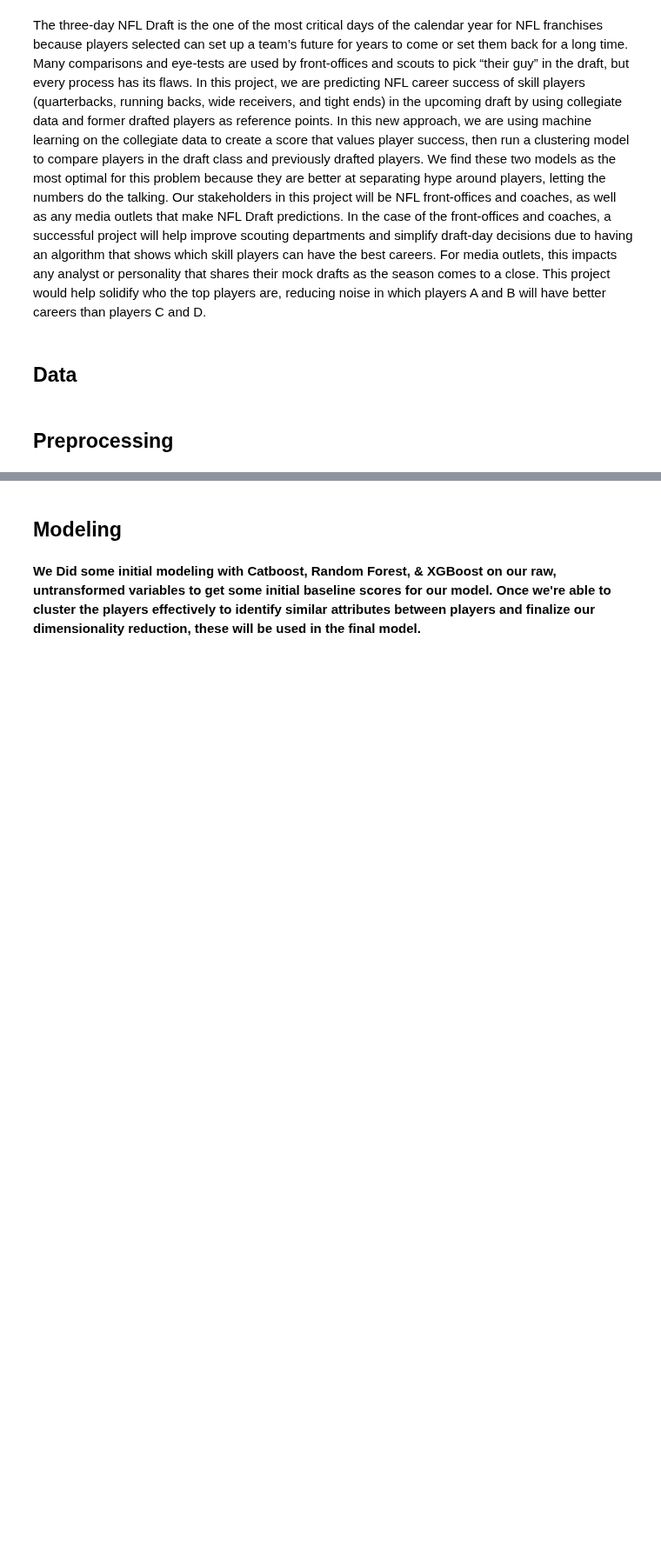
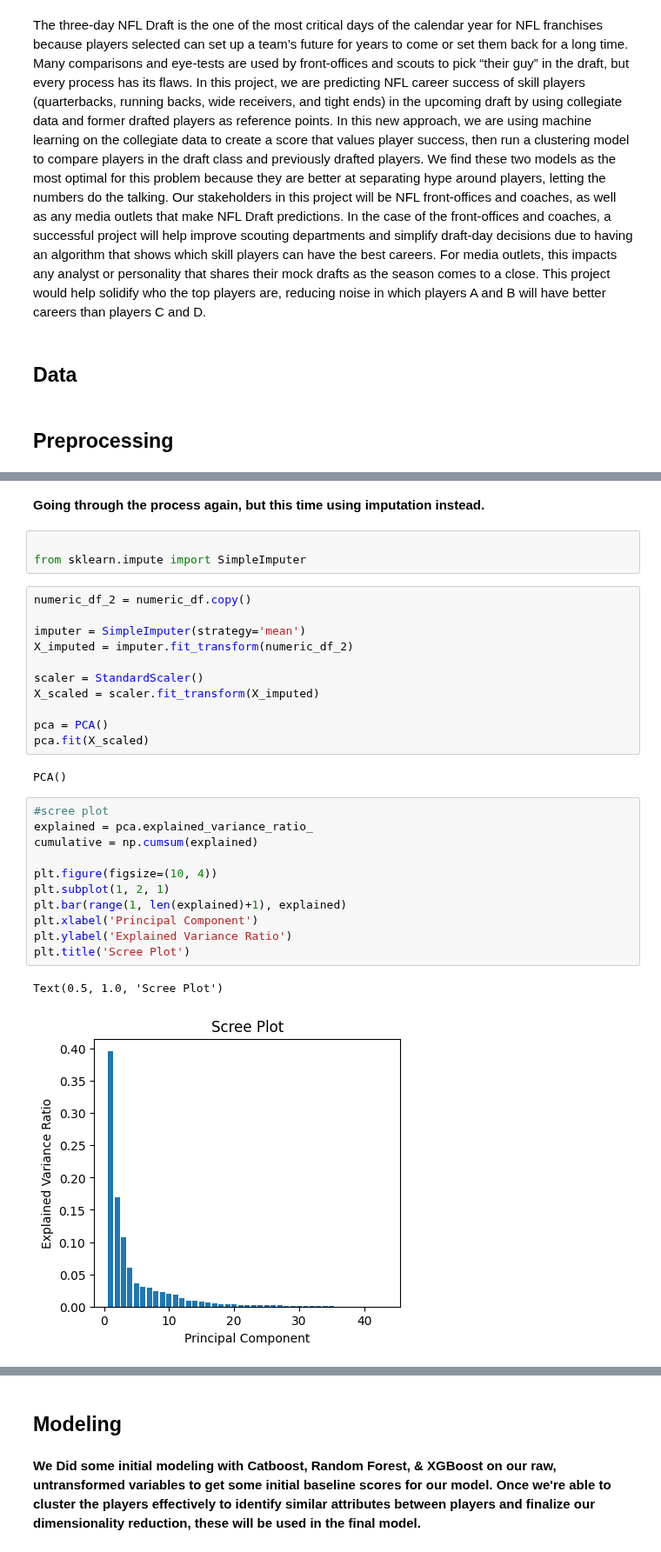
Before and after one commit to SU-IST707-SP26/group-project-big-brains-and-nathan, a Jupyter notebook: checkpoint/submission.ipynb, the cells around one changed output, grey strips where cells are left out. Shown at 87% size. Drawn from its saved outputs; the diff is of its cells as text; blank space fills up the shorter version.

```diff
--- a/checkpoint/submission.ipynb
+++ b/checkpoint/submission.ipynb
@@ -14,0 +227,32 @@ The three-day NFL Draft is the one of the most critical days of the calendar yea
+# %% [markdown]
+**Going through the process again, but this time using imputation instead.**
+# %%
+
+from sklearn.impute import SimpleImputer
+# %%
+numeric_df_2 = numeric_df.copy()
+
+imputer = SimpleImputer(strategy='mean')
+X_imputed = imputer.fit_transform(numeric_df_2)
+
+scaler = StandardScaler()
+X_scaled = scaler.fit_transform(X_imputed)
+
+pca = PCA()
+pca.fit(X_scaled)
+# %% [output]
+PCA()
+# %%
+#scree plot
+explained = pca.explained_variance_ratio_
+cumulative = np.cumsum(explained)
+
+plt.figure(figsize=(10, 4))
+plt.subplot(1, 2, 1)
+plt.bar(range(1, len(explained)+1), explained)
+plt.xlabel('Principal Component')
+plt.ylabel('Explained Variance Ratio')
+plt.title('Scree Plot')
+# %% [output]
+Text(0.5, 1.0, 'Scree Plot')
+[figure, added]
```
Also changed, not shown: parts of 40 cells of this notebook.
